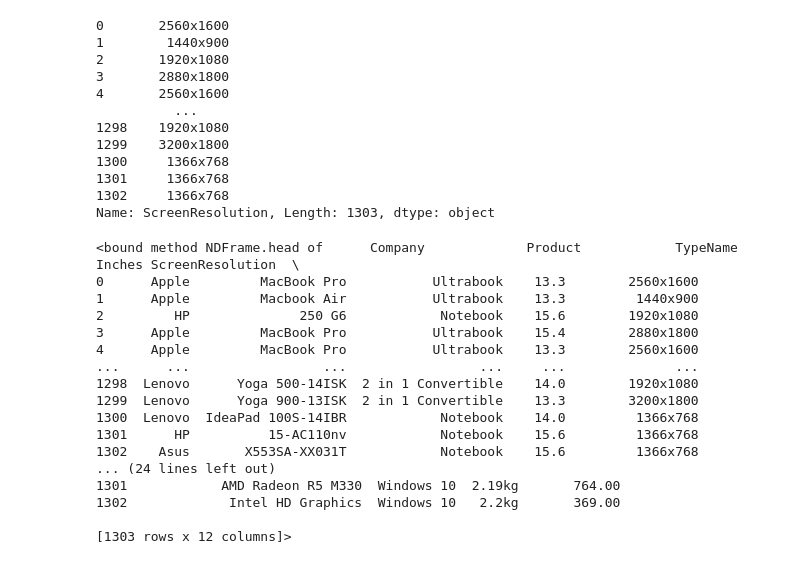
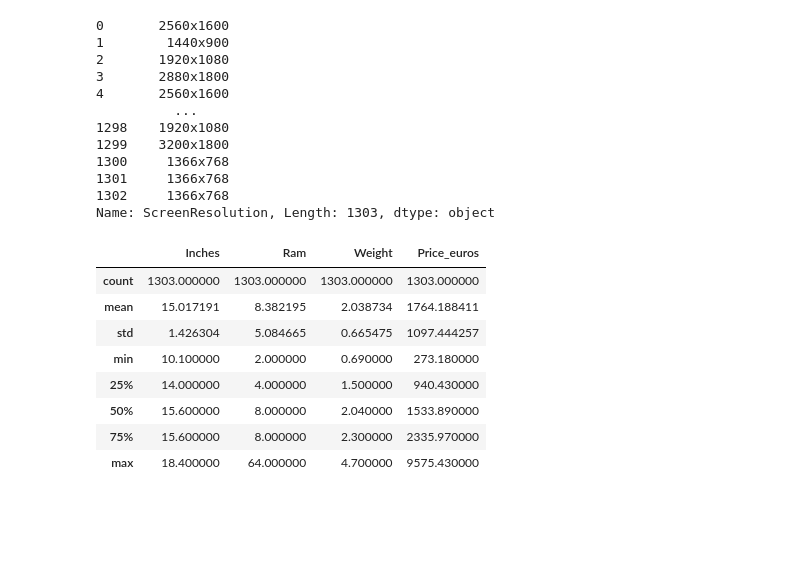
Before and after one commit to BrainrotFR/SC1015-MiniProject, a Jupyter notebook: Project_V1.ipynb, the cells around one changed output. Saved outputs shown, nothing was run; the diff lists cells and outputs as text; code cells hidden in the pictures; blank space fills up the shorter version.

```diff
--- a/Project_V1.ipynb
+++ b/Project_V1.ipynb
@@ -101,22 +95,19 @@ laptop_data_clean["ScreenResolution"]
 1302     1366x768
 Name: ScreenResolution, Length: 1303, dtype: object
 # %%
-laptop_data_clean.head
+# Function to clean the Product column (remove item in brackets)
+def clean_string(string, splitchar):
+    cleaned_string = string.split(splitchar)[0].strip()
+    return cleaned_string
+
+#Removing the specs from the product name
+laptop_data_clean['Product'] = laptop_data_clean['Product'].apply(lambda x: clean_string(x, '('))
+
+#Removing the unit since all of them are GB, making it numerical instead of string
+laptop_data_clean['Ram'] = laptop_data_clean['Ram'].apply(lambda x: clean_string(x, 'G'))
+
+#Removing the unit since all of them are Kg, making it numerical instead of string
+laptop_data_clean['Weight'] = laptop_data_clean['Weight'].apply(lambda x: clean_string(x, 'k'))
+
+#Lambda
+# x = cleanstring(x,'(')
-# %% [output]
-<bound method NDFrame.head of      Company             Product            TypeName  Inches ScreenResolution  \
-0      Apple         MacBook Pro           Ultrabook    13.3        2560x1600
-1      Apple         Macbook Air           Ultrabook    13.3         1440x900
-2         HP              250 G6            Notebook    15.6        1920x1080
-3      Apple         MacBook Pro           Ultrabook    15.4        2880x1800
-4      Apple         MacBook Pro           Ultrabook    13.3        2560x1600
-...      ...                 ...                 ...     ...              ...
-1298  Lenovo      Yoga 500-14ISK  2 in 1 Convertible    14.0        1920x1080
-1299  Lenovo      Yoga 900-13ISK  2 in 1 Convertible    13.3        3200x1800
-1300  Lenovo  IdeaPad 100S-14IBR            Notebook    14.0         1366x768
-1301      HP          15-AC110nv            Notebook    15.6         1366x768
-1302    Asus       X553SA-XX031T            Notebook    15.6         1366x768
-... (24 lines left out)
-1301            AMD Radeon R5 M330  Windows 10  2.19kg       764.00
-1302             Intel HD Graphics  Windows 10   2.2kg       369.00
-
-[1303 rows x 12 columns]>
@@ -122,0 +124,16 @@ laptop_data_clean.head
+# %%
+#Converting string to flow for the columns that are in char
+
+laptop_data_clean['Ram'] = laptop_data_clean['Ram'].astype('int')
+laptop_data_clean['Weight'] = laptop_data_clean['Weight'].astype('float')
+laptop_data_clean.describe()
+# %% [output]
+|  | Inches | Ram | Weight | Price_euros |
+| count | 1303.000000 | 1303.000000 | 1303.000000 | 1303.000000 |
+| mean | 15.017191 | 8.382195 | 2.038734 | 1764.188411 |
+| std | 1.426304 | 5.084665 | 0.665475 | 1097.444257 |
+| min | 10.100000 | 2.000000 | 0.690000 | 273.180000 |
+| 25% | 14.000000 | 4.000000 | 1.500000 | 940.430000 |
+| 50% | 15.600000 | 8.000000 | 2.040000 | 1533.890000 |
+| 75% | 15.600000 | 8.000000 | 2.300000 | 2335.970000 |
+| max | 18.400000 | 64.000000 | 4.700000 | 9575.430000 |
```
Also changed, not shown: parts of 4 cells of this notebook.
